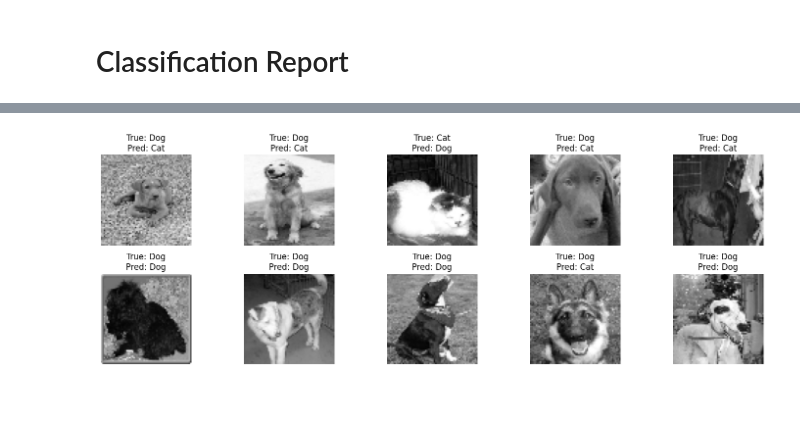
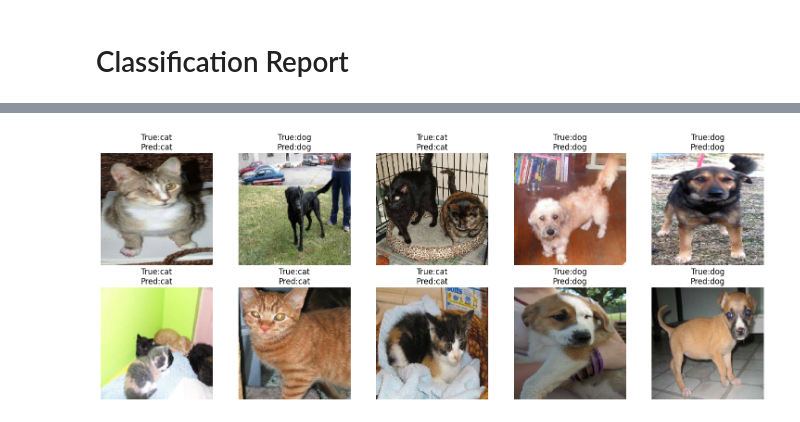
Before and after one commit to ankita848/SCT_ML_3, a Jupyter notebook: Image_classification_cat_dog.ipynb, the cells around one changed output, grey strips where cells are left out. Cells and saved outputs as stored; diff of their text form; code cells hidden in the pictures.

```diff
--- a/Image_classification_cat_dog.ipynb
+++ b/Image_classification_cat_dog.ipynb
@@ -17,6 +16,8 @@ import seaborn as sns
 # %%
 ZIP_PATH = r"C:\Users\ANKITA DAS\Documents\Codes\ML\skillcraft\SCT_ML_3\train.zip"
 EXTRACT_DIR = r"C:\Users\ANKITA DAS\Documents\Codes\ML\skillcraft\SCT_ML_3\train"
+IMG_SIZE     = 160
+N_SAMPLES    = 500
 # %% [markdown]
 # Extracting dataset
 # %%
@@ -95,18 +88,12 @@ plt.show()
 # %% [markdown]
 # Sample images
 # %%
-sample_cat = random.sample(cat_images, min(2, len(cat_images)))
-sample_dog = random.sample(dog_images, min(2, len(dog_images)))
-sample_images = sample_cat + sample_dog
-plt.figure(figsize=(15, 5))
-for i, img_path in enumerate(sample_images):
-    img = cv2.imread(img_path)
-    img = cv2.cvtColor(img, cv2.COLOR_BGR2RGB)
-    label = 'Cat' if 'cat' in os.path.basename(img_path).lower() else 'Dog'
-    plt.subplot(2, 5, i+1)
-    plt.imshow(img)
-    plt.title(label)
-    plt.axis('off')
-plt.tight_layout()
+plt.figure(figsize=(10, 5))
+for i in range(8):
+    plt.subplot(2, 4, i+1)
+    plt.imshow(raw[i].astype("uint8"))
+    plt.title("cat" if y[i] == 0 else "dog")
+    plt.axis("off")
+plt.suptitle("Sample Images")
 plt.show()
 # %% [output]
@@ -127,0 +103,5 @@ plt.show()
+# %%
+base_model = MobileNetV2(weights="imagenet", include_top=False,
+                         pooling="avg", input_shape=(IMG_SIZE, IMG_SIZE, 3))
+features = base_model.predict(X, batch_size=32, verbose=1)
+print("Features shape:", features.shape)
@@ -128,8 +113,8 @@ plt.show()
 # %% [markdown]
 # Train-Test Split
 # %%
-X_train, X_test, y_train, y_test = train_test_split(
-    images, labels, test_size=0.2, random_state=42, stratify=labels
+X_train, X_test, y_train, y_test, raw_train, raw_test = train_test_split(
+    features, y, raw, test_size=0.2, random_state=42, stratify=y
 )
 # %% [markdown]
 # Training the SVM model
@@ -178,17 +163,12 @@ weighted avg       0.54      0.54      0.53       200
 # %%
 indices = np.random.choice(len(X_test), size=10, replace=False)
-plt.figure(figsize=(15, 5))
+plt.figure(figsize=(15, 6))
 for i, idx in enumerate(indices):
-    img = X_test[idx].reshape(64, 64)
-    true_label = 'Cat' if y_test[idx] == 0 else 'Dog'
-    pred_label = 'Cat' if y_pred[idx] == 0 else 'Dog'
-
     plt.subplot(2, 5, i+1)
-    plt.imshow(img, cmap='gray')
-    plt.title(f'True: {true_label}\nPred: {pred_label}')
-    plt.axis('off')
-
+    plt.imshow(raw_test[idx].astype("uint8"))
+    plt.title(f"True:{'cat' if y_test[idx]==0 else 'dog'}\nPred:{'cat' if y_pred[idx]==0 else 'dog'}")
+    plt.axis("off")
 plt.tight_layout()
 plt.show()
 # %% [output]
-[figure, old version]
+[figure, new version]
```
Also changed, not shown: parts of 18 cells of this notebook, 1 other file.
